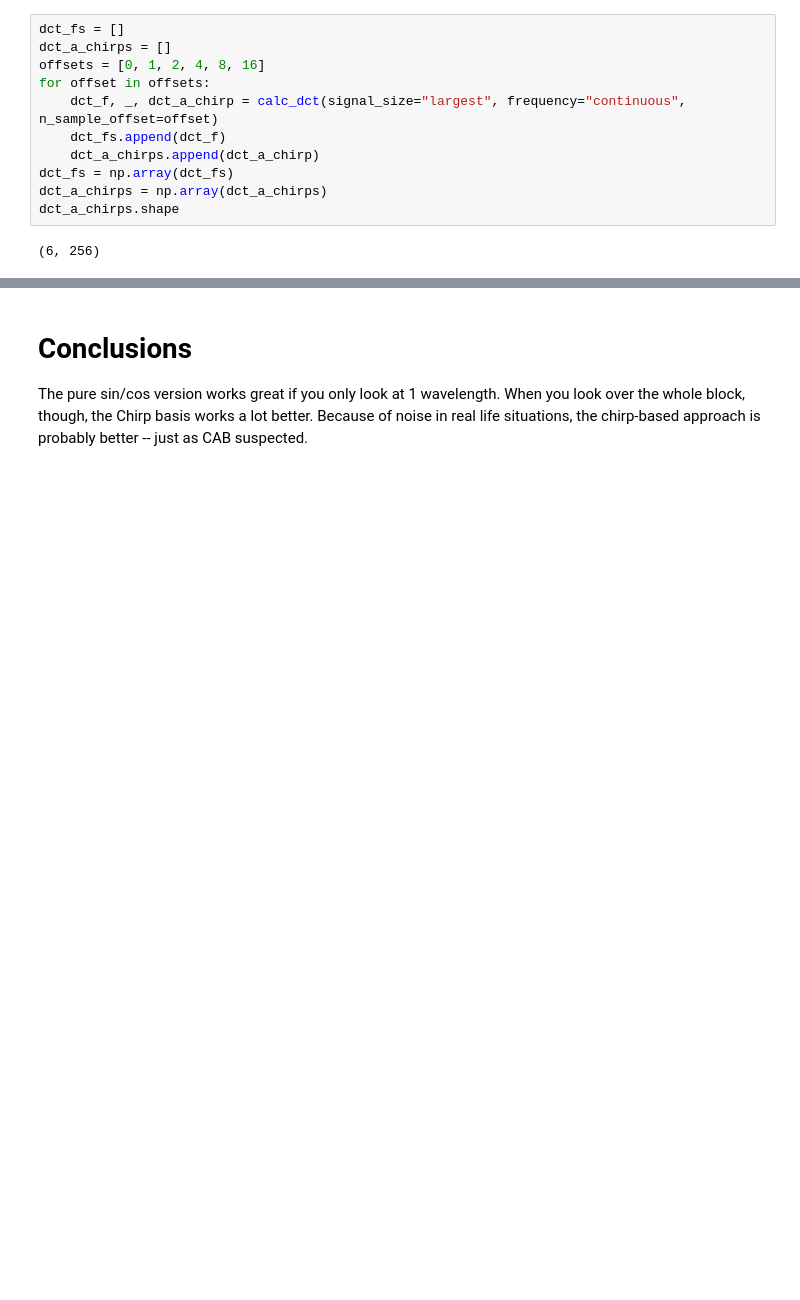
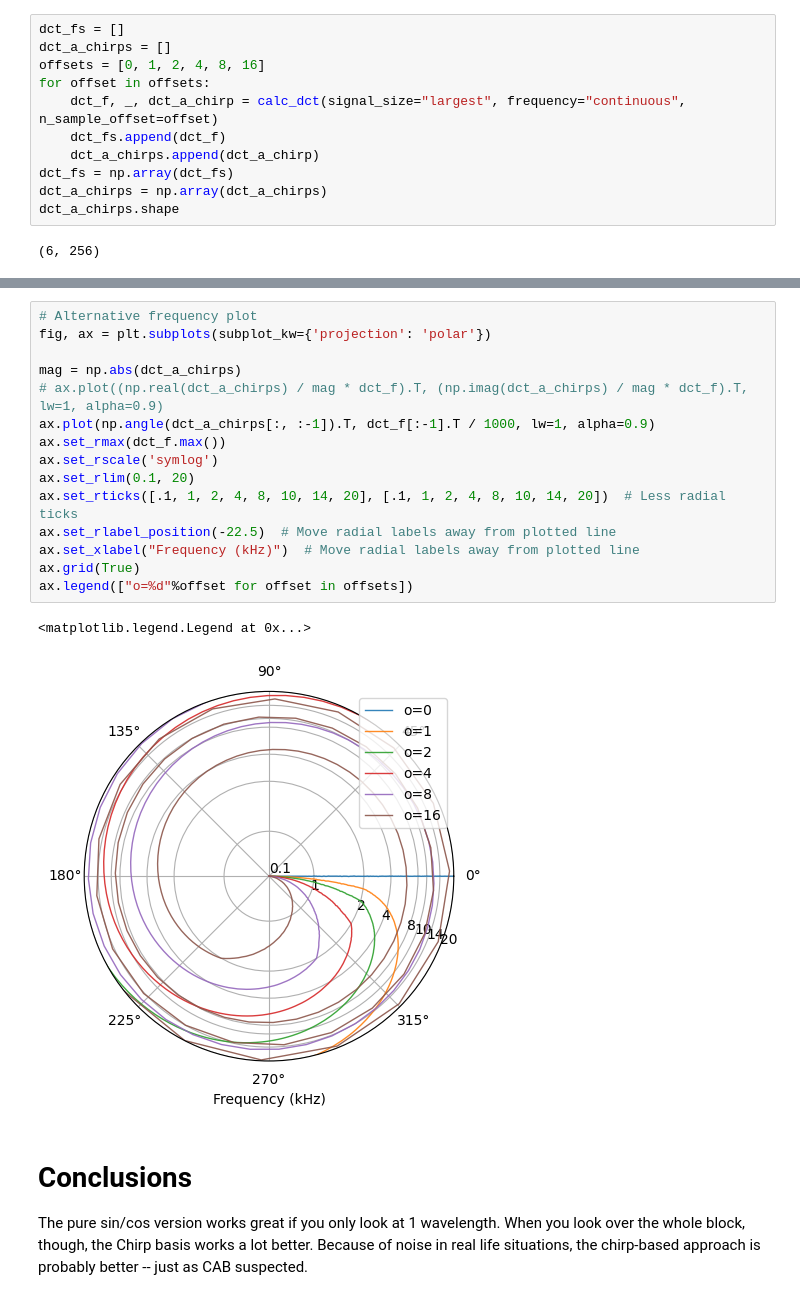
Before and after one commit to Tympan/auren-python, a Jupyter notebook: jupyter_notebooks/WAIProcessingTest.ipynb, the cells around one changed output, grey strips where cells are left out. Drawn from its saved outputs; the diff is of its cells as text; blank space fills up the shorter version.

```diff
--- a/jupyter_notebooks/WAIProcessingTest.ipynb
+++ b/jupyter_notebooks/WAIProcessingTest.ipynb
@@ -320,3 +320,21 @@ axs[1].grid()
+# %%
+# Alternative frequency plot
+fig, ax = plt.subplots(subplot_kw={'projection': 'polar'})
+
+mag = np.abs(dct_a_chirps)
+# ax.plot((np.real(dct_a_chirps) / mag * dct_f).T, (np.imag(dct_a_chirps) / mag * dct_f).T, lw=1, alpha=0.9)
+ax.plot(np.angle(dct_a_chirps[:, :-1]).T, dct_f[:-1].T / 1000, lw=1, alpha=0.9)
+ax.set_rmax(dct_f.max())
+ax.set_rscale('symlog')
+ax.set_rlim(0.1, 20)
+ax.set_rticks([.1, 1, 2, 4, 8, 10, 14, 20], [.1, 1, 2, 4, 8, 10, 14, 20])  # Less radial ticks
+ax.set_rlabel_position(-22.5)  # Move radial labels away from plotted line
+ax.set_xlabel("Frequency (kHz)")  # Move radial labels away from plotted line
+ax.grid(True)
+ax.legend(["o=%d"%offset for offset in offsets])
+# %% [output]
+<matplotlib.legend.Legend at 0x...>
+[figure, added]
 # %% [markdown]
 # Conclusions
 The pure sin/cos version works great if you only look at 1 wavelength. When you look over the whole block, though, the Chirp basis works a lot better. Because of noise in real life situations, the chirp-based approach is probably better -- just as CAB suspected.
```
Also changed, not shown: parts of 1 cell of this notebook, 9 other files.
